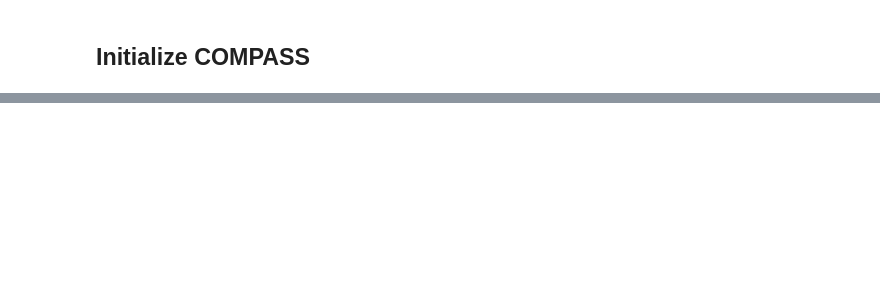
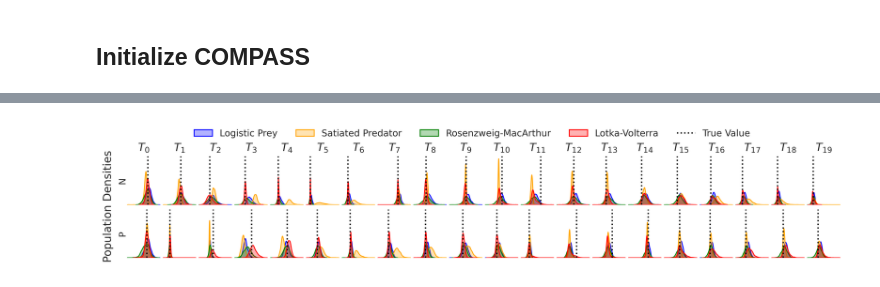
Before and after one commit to bGuenes/COMPASS, a Jupyter notebook: tutorials/Test_Predator_Prey.ipynb, the cells around one changed output, grey strips where cells are left out. Saved outputs shown, nothing was run; the diff lists cells and outputs as text; code cells hidden in the pictures; blank space fills up the shorter version.

```diff
--- a/tutorials/Test_Predator_Prey.ipynb
+++ b/tutorials/Test_Predator_Prey.ipynb
@@ -168,8 +122,10 @@ prior = prior_distributions()
 # %%
 mtf = MTf(path="data/predator_prey")
 # %%
-# # # Load the pretrained models
-
+# Load the pretrained models
 for model_name, _ in models.items():
-    sbim = SBIm.load(f"data/predator_prey/{model_name}_checkpoint.pt", device="cuda")
+    try:
+        sbim = SBIm.load(f"data/predator_prey/{model_name}_checkpoint.pt", device="cuda")
+    except:
+        sbim = SBIm.load(f"data/predator_prey/{model_name}.pt", device="cuda")
     mtf.add_model(model_name, sbim)
@@ -179,5 +139,8 @@ data = data/100
+# %%
+test_params = torch.tensor([[-0.1, -3.0, -0.1, -3.0]])
 # %%
-test_params = prior.sample(1)
-time, history = solve_ode(model_func, torch.tensor([[20.0,30.0]]), torch.exp(test_params), 30, 0.01)
+#test_params = prior.sample(1)
+model_func = models["Lotka-Volterra"]
+time, history = solve_ode(model_func, torch.tensor([[30.0,1.0]]), torch.exp(test_params), 20, 0.01)
 test_data = history[:, time % 1 == 0].flatten(1)/100
 # %%
@@ -225,0 +261,5 @@ plt.show()
+# %%
+names = ["Logistic Prey", "Satiated Predator", "Rosenzweig-MacArthur", "Lotka-Volterra"]
+plot_res(names)
+# %% [output]
+[figure, added]
```
Also changed, not shown: parts of 21 cells of this notebook, 3 other files.
